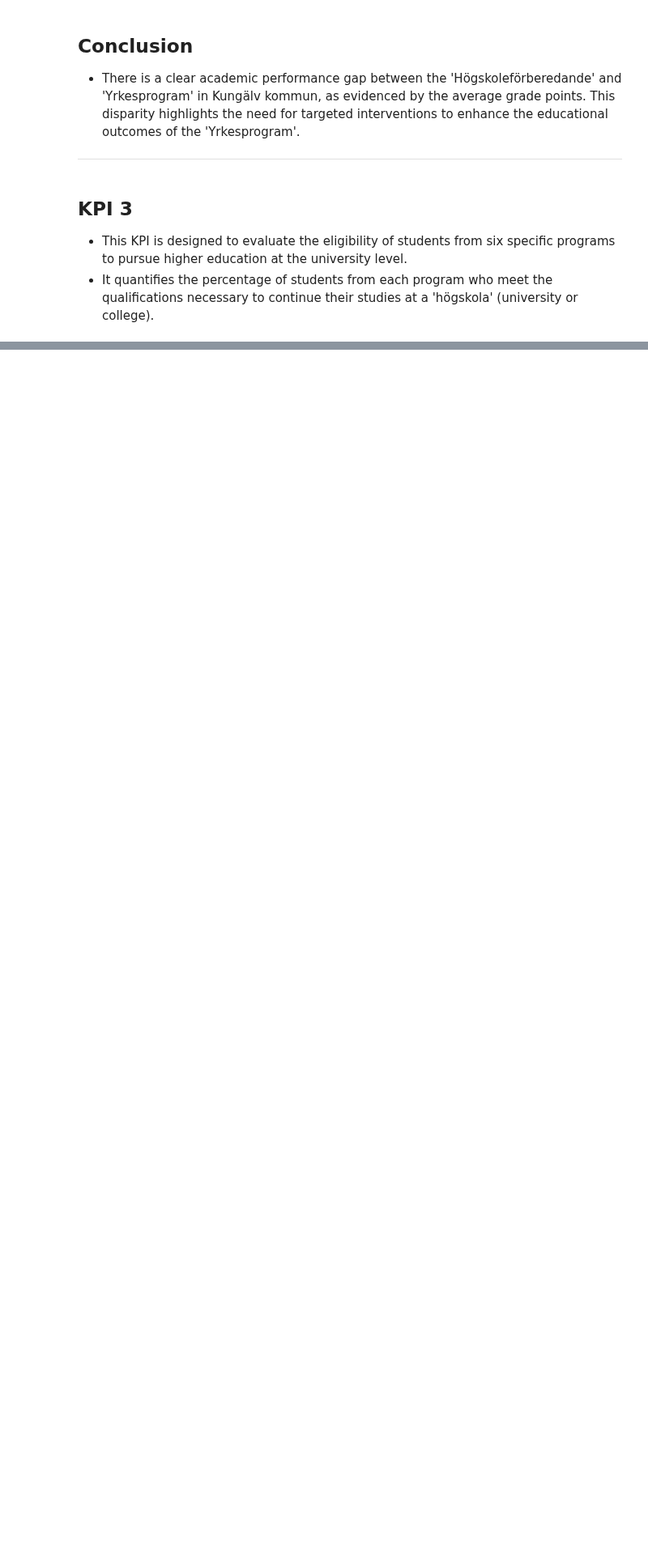
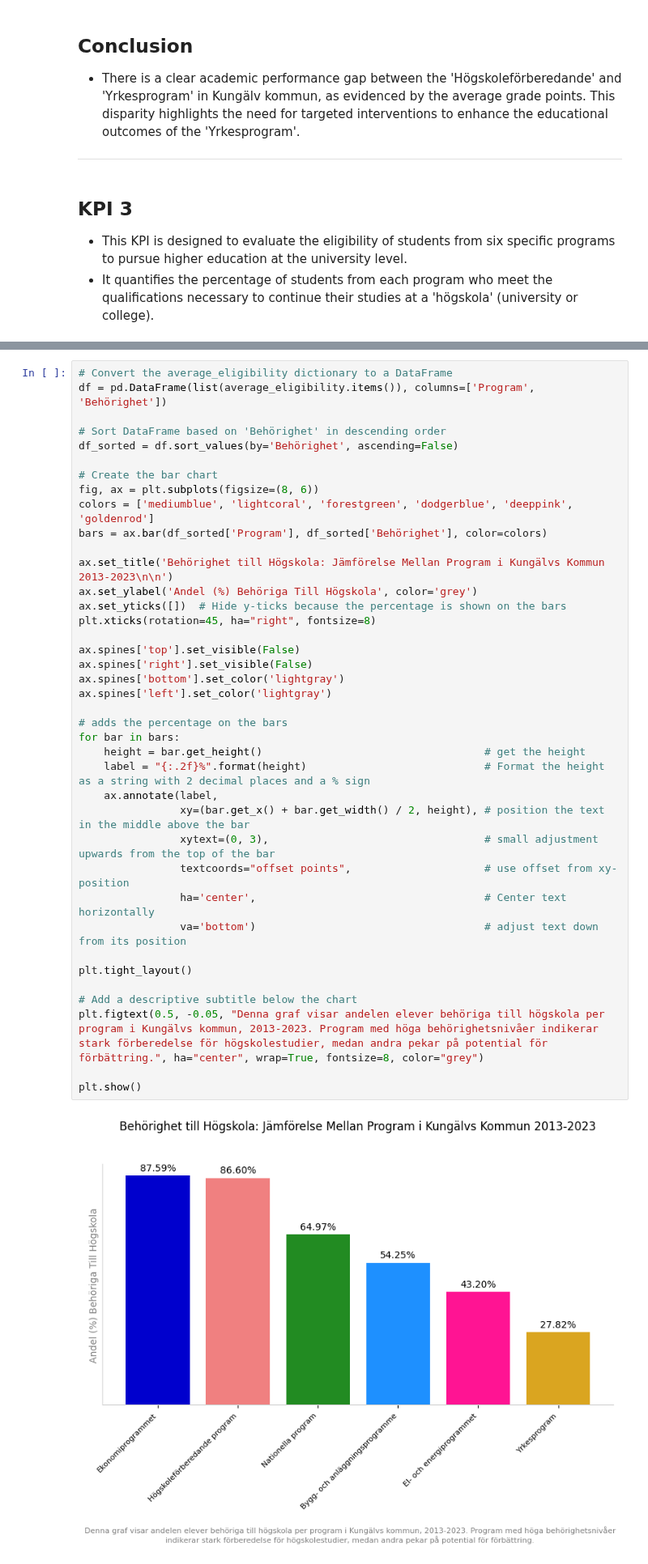
Before and after one commit to Utjiman/Python-Richard-Boden-OPA23, a Jupyter notebook: Labb2/Labb2.ipynb, the cells around one changed output, grey strips where cells are left out. Shown at 81% size. Cells and saved outputs as stored; diff of their text form; blank space fills up the shorter version.

Commit message:
Comments added to labb 2 and some minor adjustments

```diff
--- a/Labb2/Labb2.ipynb
+++ b/Labb2/Labb2.ipynb
@@ -626,3 +639,44 @@ average_eligibility
  'Bygg- och anläggningsprogramme': 54.25,
  'Ekonomiprogrammet': 87.59,
  'El- och energiprogrammet': 43.2}
+# %%
+# Convert the average_eligibility dictionary to a DataFrame
+df = pd.DataFrame(list(average_eligibility.items()), columns=['Program', 'Behörighet'])
+
+# Sort DataFrame based on 'Behörighet' in descending order
+df_sorted = df.sort_values(by='Behörighet', ascending=False)
+
+# Create the bar chart
+fig, ax = plt.subplots(figsize=(8, 6))
+colors = ['mediumblue', 'lightcoral', 'forestgreen', 'dodgerblue', 'deeppink', 'goldenrod']
+bars = ax.bar(df_sorted['Program'], df_sorted['Behörighet'], color=colors)
+
+ax.set_title('Behörighet till Högskola: Jämförelse Mellan Program i Kungälvs Kommun 2013-2023\n\n')
+ax.set_ylabel('Andel (%) Behöriga Till Högskola', color='grey')
+ax.set_yticks([])  # Hide y-ticks because the percentage is shown on the bars
+plt.xticks(rotation=45, ha="right", fontsize=8)
+
+ax.spines['top'].set_visible(False)
+ax.spines['right'].set_visible(False)
+ax.spines['bottom'].set_color('lightgray')
+ax.spines['left'].set_color('lightgray')
+
+# adds the percentage on the bars
+for bar in bars:
+    height = bar.get_height()                                   # get the height
+    label = "{:.2f}%".format(height)                            # Format the height as a string with 2 decimal places and a % sign
+    ax.annotate(label,
+                xy=(bar.get_x() + bar.get_width() / 2, height), # position the text in the middle above the bar
+                xytext=(0, 3),                                  # small adjustment upwards from the top of the bar
+                textcoords="offset points",                     # use offset from xy-position
+                ha='center',                                    # Center text horizontally
+                va='bottom')                                    # adjust text down from its position
+
+plt.tight_layout()
+
+# Add a descriptive subtitle below the chart
+plt.figtext(0.5, -0.05, "Denna graf visar andelen elever behöriga till högskola per program i Kungälvs kommun, 2013-2023. Program med höga behörighetsnivåer indikerar stark förberedelse för högskolestudier, medan andra pekar på potential för förbättring.", ha="center", wrap=True, fontsize=8, color="grey")
+
+plt.show()
+# %% [output]
+[figure, added]
```
Also changed, not shown: parts of 10 cells of this notebook, 8 other files.
